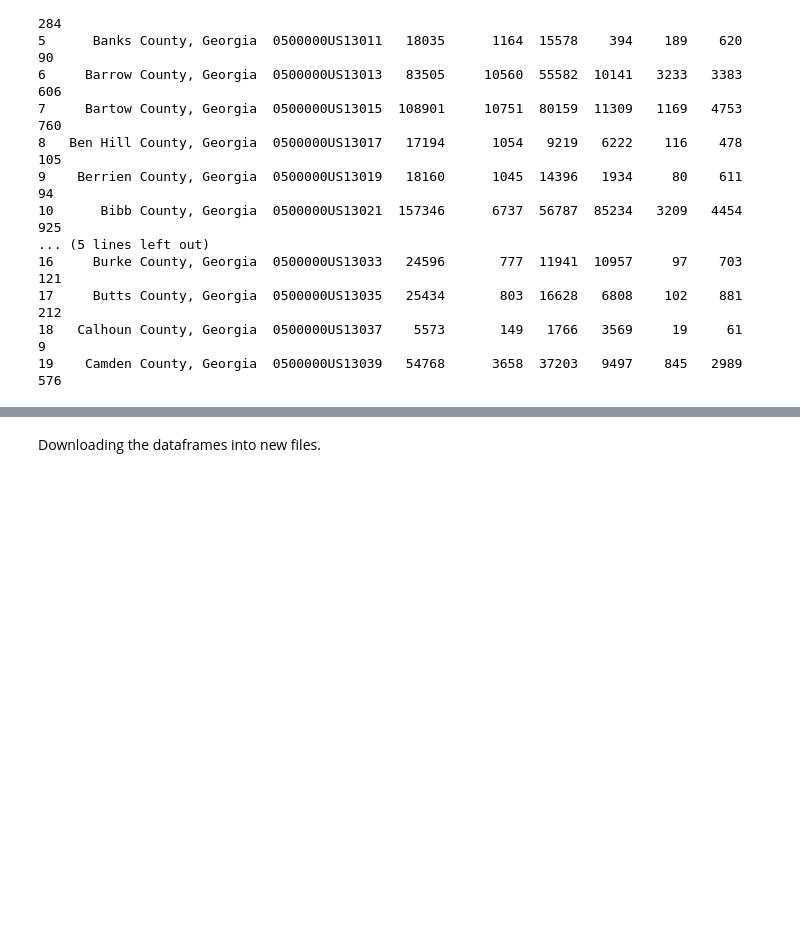
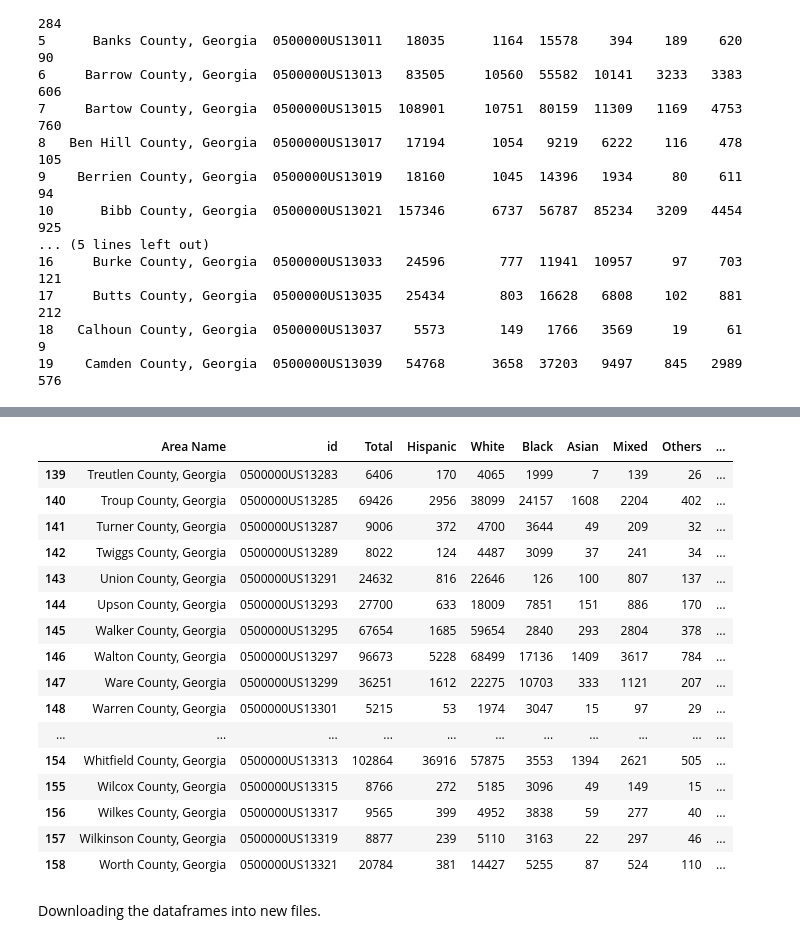
Before and after one commit to zzoeys/freecakefridays, a Jupyter notebook: data-preparation.ipynb, the cells around one changed output, grey strips where cells are left out. Drawn from its saved outputs; the diff is of its cells as text; code cells hidden in the pictures; blank space fills up the shorter version.

```diff
--- a/data-preparation.ipynb
+++ b/data-preparation.ipynb
@@ -90,0 +86,8 @@ print(race.head(20))
+# %%
+for ind, row in race.iterrows():
+  race.loc[ind,"Population Density:Hispanic"]= row ['Hispanic']/row['Total']
+  race.loc[ind,"Population Density: White"] = row ['White']/row['Total']
+  race.loc[ind,"Population Density: Black"]= row['Black']/row['Total']
+  race.loc[ind,"Population Density: Asian"]= row ['Asian']/row['Total']
+  race.loc[ind,"Population Density: Mixed"]=row['Mixed']/row["Total"]
+  race.loc[ind,"Population Density: Others"]=row["Others"]/row["Total"]
@@ -91,3 +101,23 @@ print(race.head(20))
+# %%
+race.tail(20)
+# %% [output]
+|  | Area Name | id | Total | Hispanic | White | Black | Asian | Mixed | Others | ... |
+| 139 | Treutlen County, Georgia | 0500000US13283 | 6406 | 170 | 4065 | 1999 | 7 | 139 | 26 | ... |
+| 140 | Troup County, Georgia | 0500000US13285 | 69426 | 2956 | 38099 | 24157 | 1608 | 2204 | 402 | ... |
+| 141 | Turner County, Georgia | 0500000US13287 | 9006 | 372 | 4700 | 3644 | 49 | 209 | 32 | ... |
+| 142 | Twiggs County, Georgia | 0500000US13289 | 8022 | 124 | 4487 | 3099 | 37 | 241 | 34 | ... |
+| 143 | Union County, Georgia | 0500000US13291 | 24632 | 816 | 22646 | 126 | 100 | 807 | 137 | ... |
+| 144 | Upson County, Georgia | 0500000US13293 | 27700 | 633 | 18009 | 7851 | 151 | 886 | 170 | ... |
+| 145 | Walker County, Georgia | 0500000US13295 | 67654 | 1685 | 59654 | 2840 | 293 | 2804 | 378 | ... |
+| 146 | Walton County, Georgia | 0500000US13297 | 96673 | 5228 | 68499 | 17136 | 1409 | 3617 | 784 | ... |
+| 147 | Ware County, Georgia | 0500000US13299 | 36251 | 1612 | 22275 | 10703 | 333 | 1121 | 207 | ... |
+| 148 | Warren County, Georgia | 0500000US13301 | 5215 | 53 | 1974 | 3047 | 15 | 97 | 29 | ... |
+| ... | ... | ... | ... | ... | ... | ... | ... | ... | ... | ... |
+| 154 | Whitfield County, Georgia | 0500000US13313 | 102864 | 36916 | 57875 | 3553 | 1394 | 2621 | 505 | ... |
+| 155 | Wilcox County, Georgia | 0500000US13315 | 8766 | 272 | 5185 | 3096 | 49 | 149 | 15 | ... |
+| 156 | Wilkes County, Georgia | 0500000US13317 | 9565 | 399 | 4952 | 3838 | 59 | 277 | 40 | ... |
+| 157 | Wilkinson County, Georgia | 0500000US13319 | 8877 | 239 | 5110 | 3163 | 22 | 297 | 46 | ... |
+| 158 | Worth County, Georgia | 0500000US13321 | 20784 | 381 | 14427 | 5255 | 87 | 524 | 110 | ... |
 # %% [markdown]
 Downloading the dataframes into new files.
 # %%
```
Also changed, not shown: parts of 16 cells of this notebook, 6 other files.
